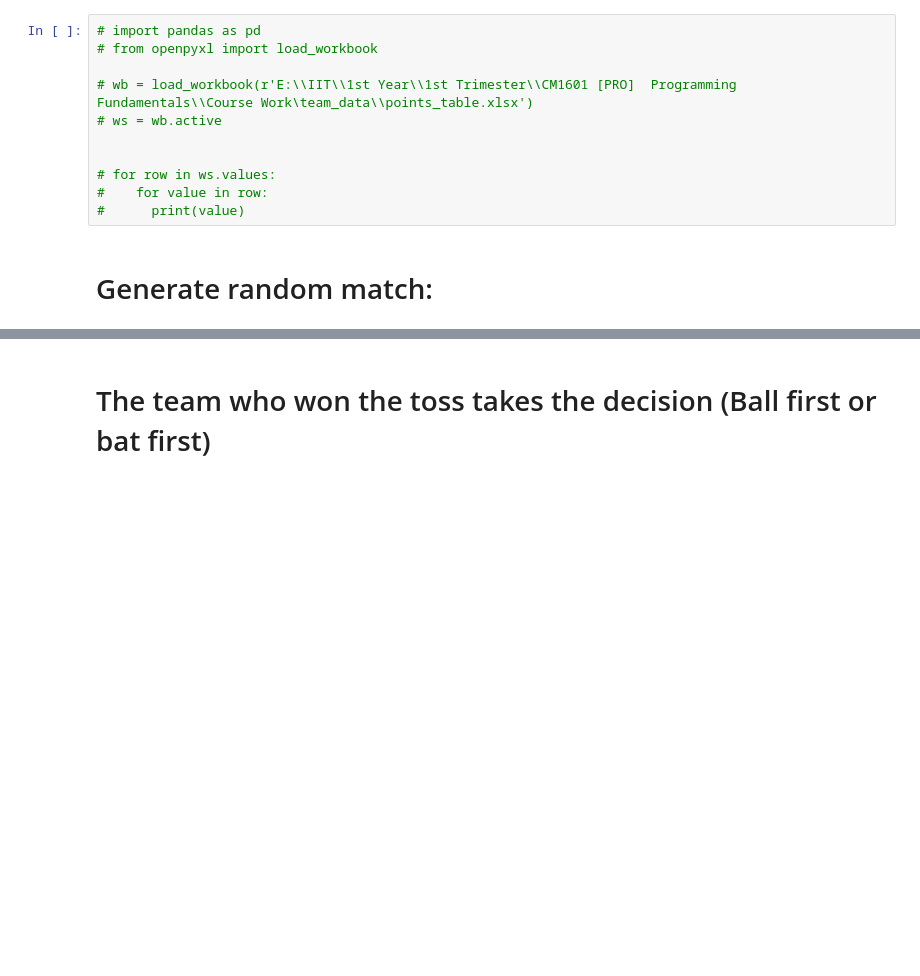
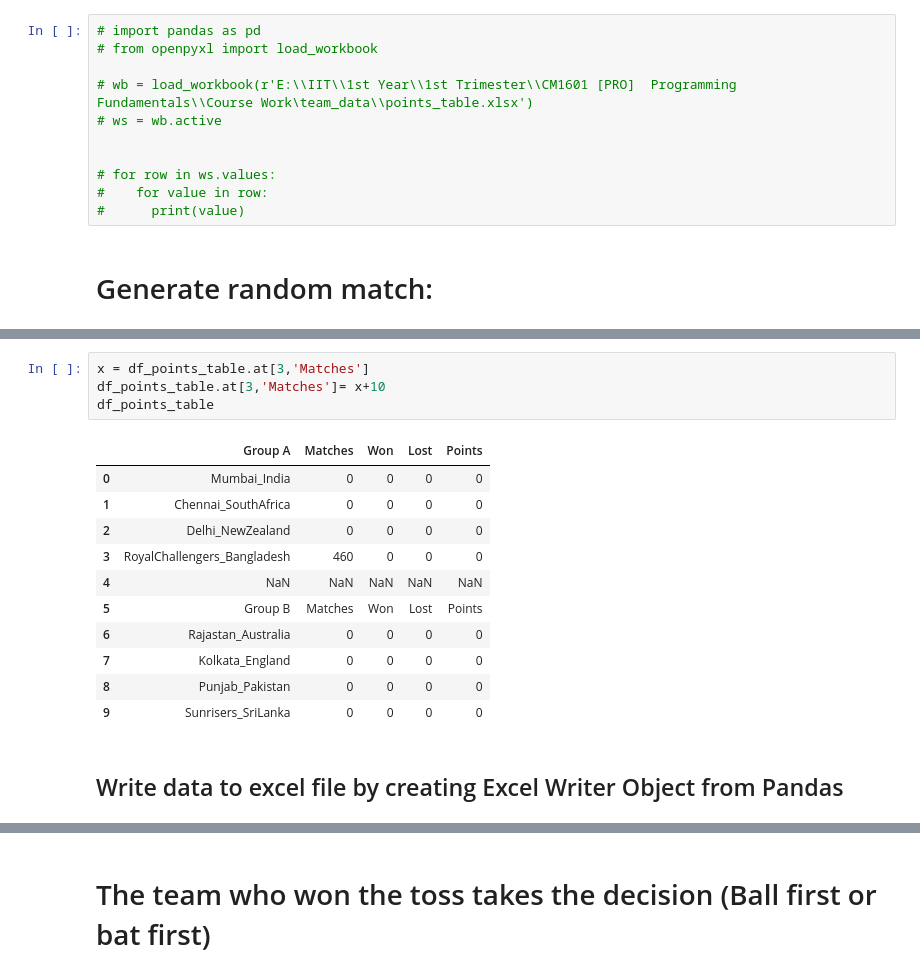
Before and after one commit to Nadun999/Cricket_Match_Simulator, a Jupyter notebook: backup/coursework.ipynb, the cells around one changed output, grey strips where cells are left out. Cells and saved outputs as stored; diff of their text form; blank space fills up the shorter version.

```diff
--- a/backup/coursework.ipynb
+++ b/backup/coursework.ipynb
@@ -91,0 +420,18 @@ print(match_between)
+# %%
+x = df_points_table.at[3,'Matches']
+df_points_table.at[3,'Matches']= x+10
+df_points_table
+# %% [output]
+|  | Group A | Matches | Won | Lost | Points |
+| 0 | Mumbai_India | 0 | 0 | 0 | 0 |
+| 1 | Chennai_SouthAfrica | 0 | 0 | 0 | 0 |
+| 2 | Delhi_NewZealand | 0 | 0 | 0 | 0 |
+| 3 | RoyalChallengers_Bangladesh | 460 | 0 | 0 | 0 |
+| 4 | NaN | NaN | NaN | NaN | NaN |
+| 5 | Group B | Matches | Won | Lost | Points |
+| 6 | Rajastan_Australia | 0 | 0 | 0 | 0 |
+| 7 | Kolkata_England | 0 | 0 | 0 | 0 |
+| 8 | Punjab_Pakistan | 0 | 0 | 0 | 0 |
+| 9 | Sunrisers_SriLanka | 0 | 0 | 0 | 0 |
+# %% [markdown]
+## Write data to excel file by creating Excel Writer Object from Pandas
```
Also changed, not shown: parts of 31 cells of this notebook, 12 other files.
